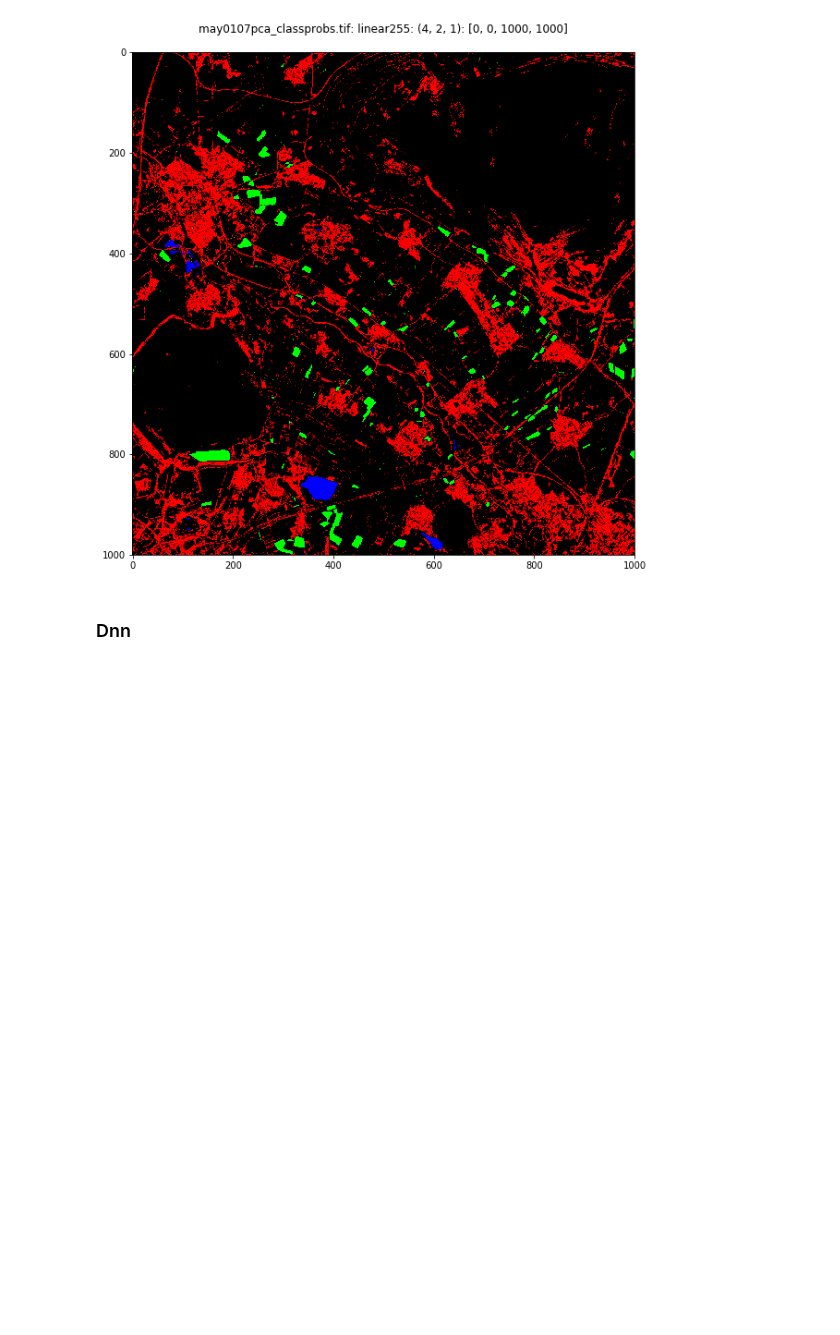
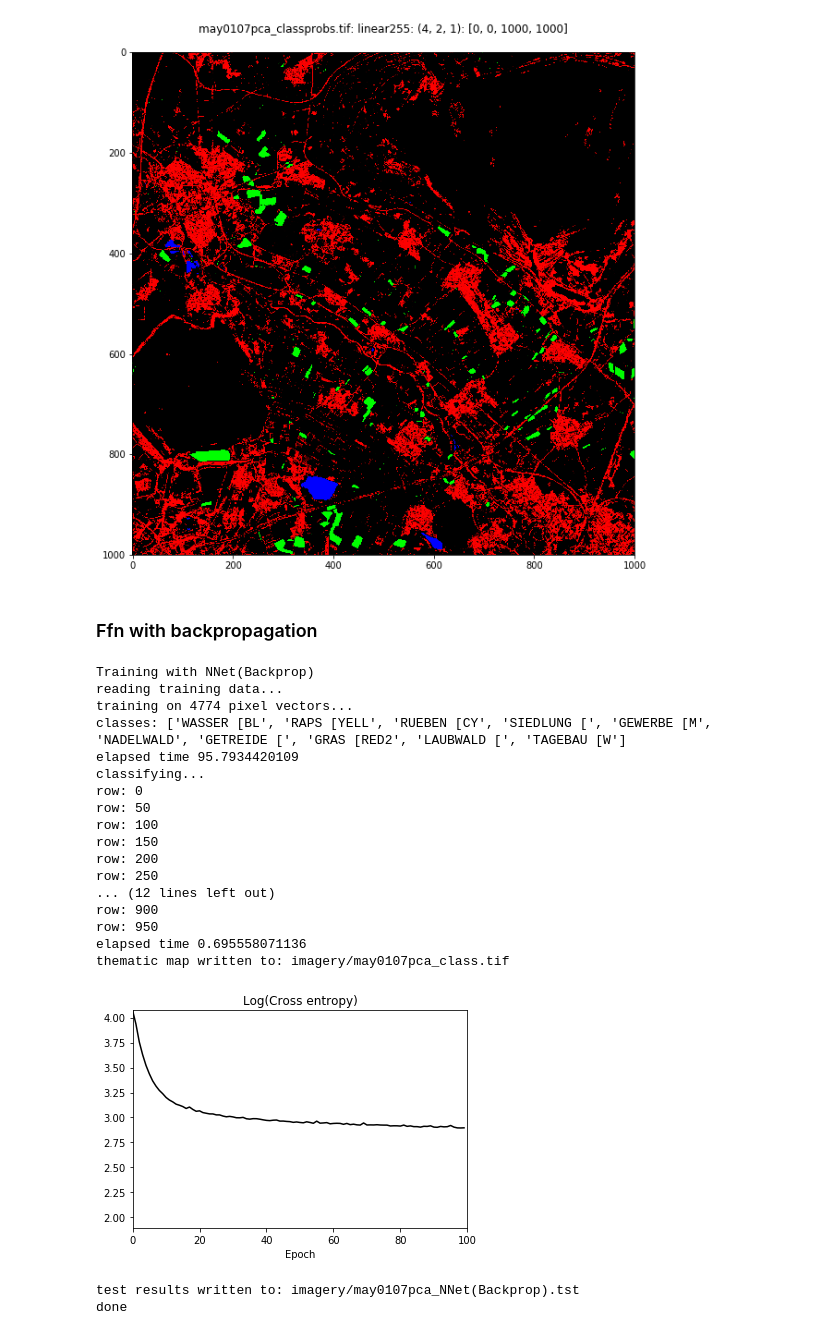
Before and after one commit to mortcanty/CRC4Docker, a Jupyter notebook: src/Chapter6.ipynb, the cells around one changed output. Drawn from its saved outputs; the diff is of its cells as text; code cells hidden in the pictures; blank space fills up the shorter version.

Commit message:
modified classify.py

```diff
--- a/src/Chapter6.ipynb
+++ b/src/Chapter6.ipynb
@@ -158,5 +158,28 @@ run scripts/dispms -f imagery/may0107pca_classprobs.tif -p [4,2,1] -e 1 \
 -s '/home/mort/LaTeX/new projects/CRC4/Chapter6/fig6_6.eps'
 # %% [output]
 [figure]
-# %% [markdown]
-### Dnn
+# %% [markdown]
+### Ffn with backpropagation
+# %%
+run scripts/classify -p [1,2,3,4] -a 3  -L [10] imagery/may0107pca.tif imagery/train.shp
+# %% [output]
+Training with NNet(Backprop)
+reading training data...
+training on 4774 pixel vectors...
+classes: ['WASSER [BL', 'RAPS [YELL', 'RUEBEN [CY', 'SIEDLUNG [', 'GEWERBE [M', 'NADELWALD', 'GETREIDE [', 'GRAS [RED2', 'LAUBWALD [', 'TAGEBAU [W']
+elapsed time 95.7934420109
+classifying...
+row: 0
+row: 50
+row: 100
+row: 150
+row: 200
+row: 250
+... (12 lines left out)
+row: 900
+row: 950
+elapsed time 0.695558071136
+thematic map written to: imagery/may0107pca_class.tif
+[figure, added]
+test results written to: imagery/may0107pca_NNet(Backprop).tst
+done
```
Also changed, not shown: parts of 9 cells of this notebook, 3 other files.
